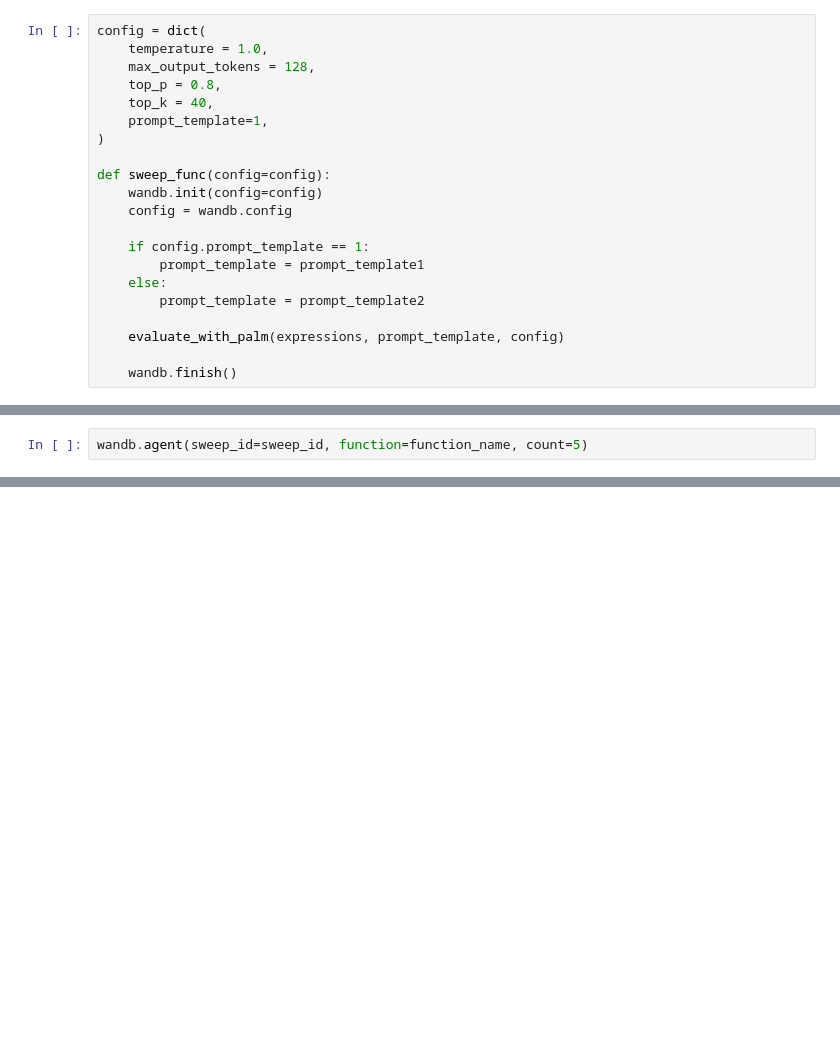
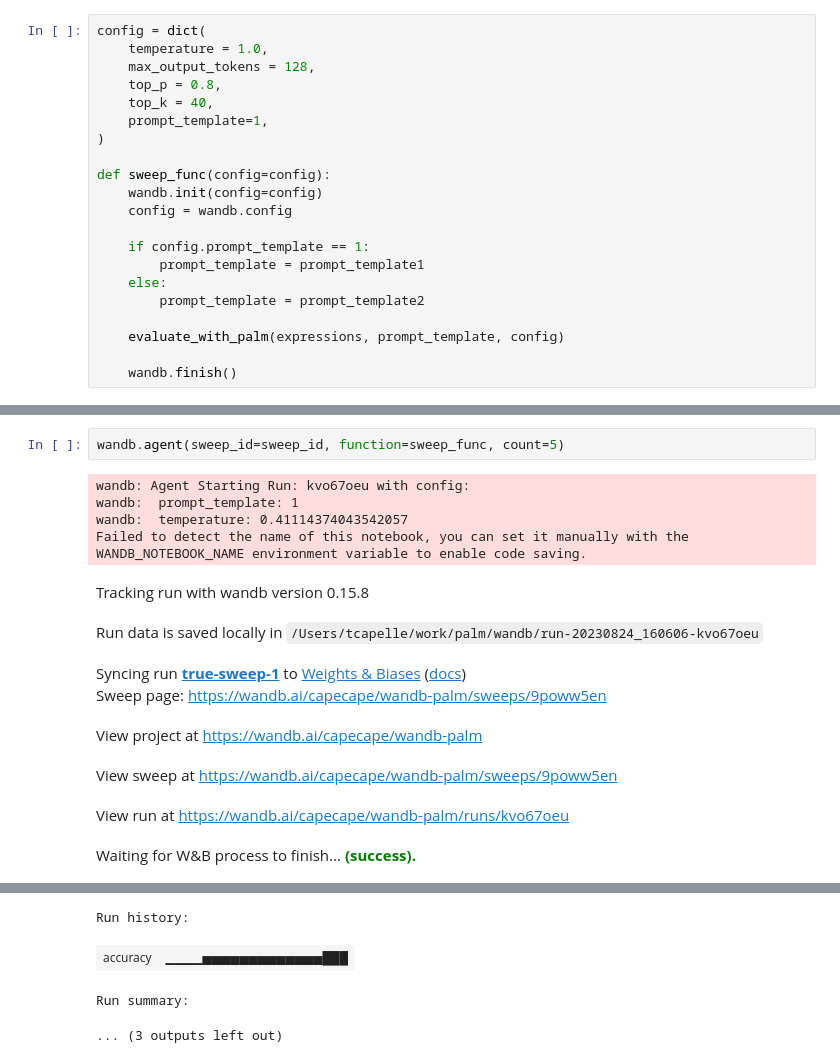
Before and after one commit to tcapelle/palm_wandb, a Jupyter notebook: palm.ipynb, the cells around one changed output, grey strips where cells are left out. Cells and saved outputs as stored; diff of their text form; blank space fills up the shorter version.

Commit message:
sweep

```diff
--- a/palm.ipynb
+++ b/palm.ipynb
@@ -535,2 +537,15 @@ Sweep URL: https://wandb.ai/capecape/wandb-palm/sweeps/dbr1nj5g
 # %%
-wandb.agent(sweep_id=sweep_id, function=function_name, count=5)
+wandb.agent(sweep_id=sweep_id, function=sweep_func, count=5)
+# %% [output]
+wandb: Agent Starting Run: kvo67oeu with config:
+wandb:  prompt_template: 1
+wandb:  temperature: 0.41114374043542057
+Failed to detect the name of this notebook, you can set it manually with the WANDB_NOTEBOOK_NAME environment variable to enable code saving.
+Tracking run with wandb version 0.15.8
+Run data is saved locally in /Users/tcapelle/work/palm/wandb/run-20230824_160606-kvo67oeu
+Syncing run true-sweep-1 to Weights & Biases (docs)
+Sweep page: https://wandb.ai/capecape/wandb-palm/sweeps/9poww5en
+View project at https://wandb.ai/capecape/wandb-palm
+View sweep at https://wandb.ai/capecape/wandb-palm/sweeps/9poww5en
+View run at https://wandb.ai/capecape/wandb-palm/runs/kvo67oeu
+Waiting for W&B process to finish... (success).
@@ -536,0 +553,4 @@ wandb.agent(sweep_id=sweep_id, function=function_name, count=5)
+Run history:
+| accuracy | ▁▁▁▁▅▅▅▅▅▅▅▅▅▅▅▅▅███ |
+Run summary:
+... (3 outputs left out)
```
Also changed, not shown: parts of 3 cells of this notebook.
